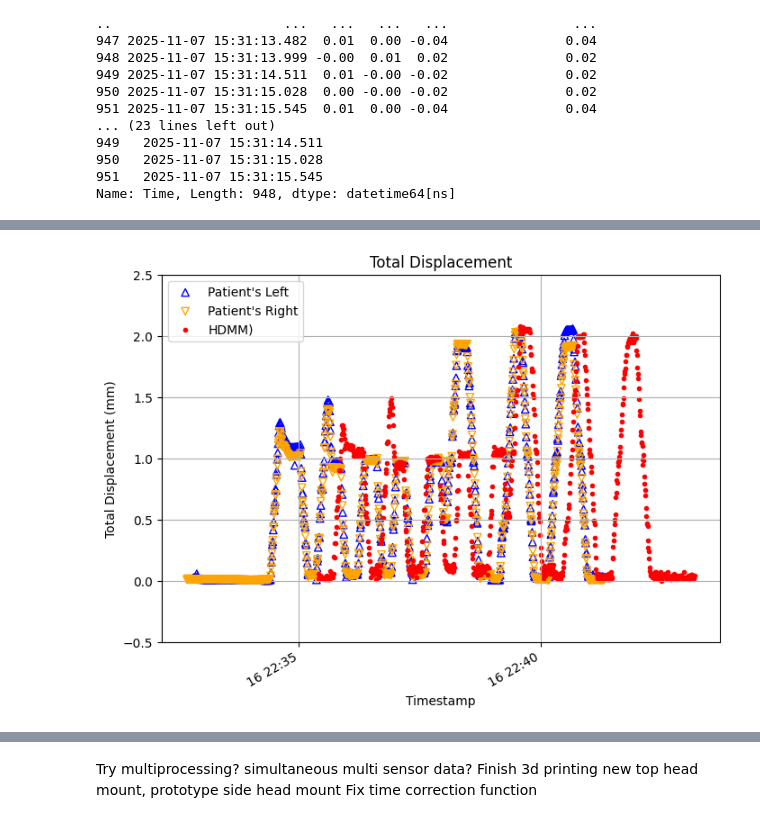
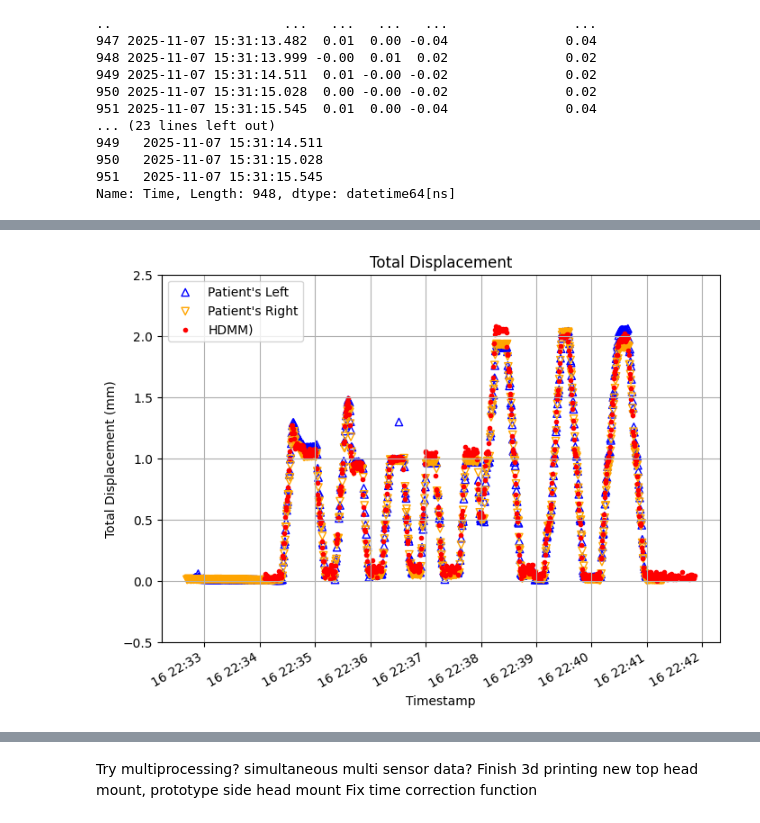
Before and after one commit to SpicedDill/magnetic-sensor-data, a Jupyter notebook: BN_Analysis/11072025_Multisensor_GK.ipynb, the cells around one changed output, grey strips where cells are left out. Saved outputs shown, nothing was run; the diff lists cells and outputs as text; code cells hidden in the pictures.

```diff
--- a/BN_Analysis/11072025_Multisensor_GK.ipynb
+++ b/BN_Analysis/11072025_Multisensor_GK.ipynb
@@ -548,23 +562,23 @@ print('-----------------------')
 # %%
 
-offset_seconds = 0.0
+offset_seconds = 440.0
 
 hdmm_timecorr = pd.to_datetime(hdmm_timecorr)
 
 # apply the shift
 hdmm_timecorr_shifted = hdmm_timecorr + pd.to_timedelta(offset_seconds, unit='s')
 
 # plot with the shifted timestamps
 plt.figure(figsize=(8, 6))
 plt.scatter(timestamps[-900:],  disp[-900:],  label="Patient's Left",  marker='^', edgecolors='blue',  facecolors='none')
 plt.scatter(timestamps3[-900:], disp3[-900:], label="Patient's Right", marker='v', edgecolors='orange', facecolors='none')
 plt.scatter(hdmm_timecorr_shifted[-900:], hdmm_disp[-900:], label=f'HDMM)', marker='.', color='red')
 plt.gcf().autofmt_xdate()
 plt.xlabel('Timestamp'); plt.ylabel('Total Displacement (mm)')
 plt.ylim(-0.5, 2.5); plt.title('Total Displacement'); plt.legend(); plt.grid(True)
 plt.show()
 # %% [output]
-[figure, old version]
+[figure, new version]
 # %%
 
 offset_s = 0.0  # tweak as needed
```
Also changed, not shown: parts of 5 cells of this notebook, 2 other files.
